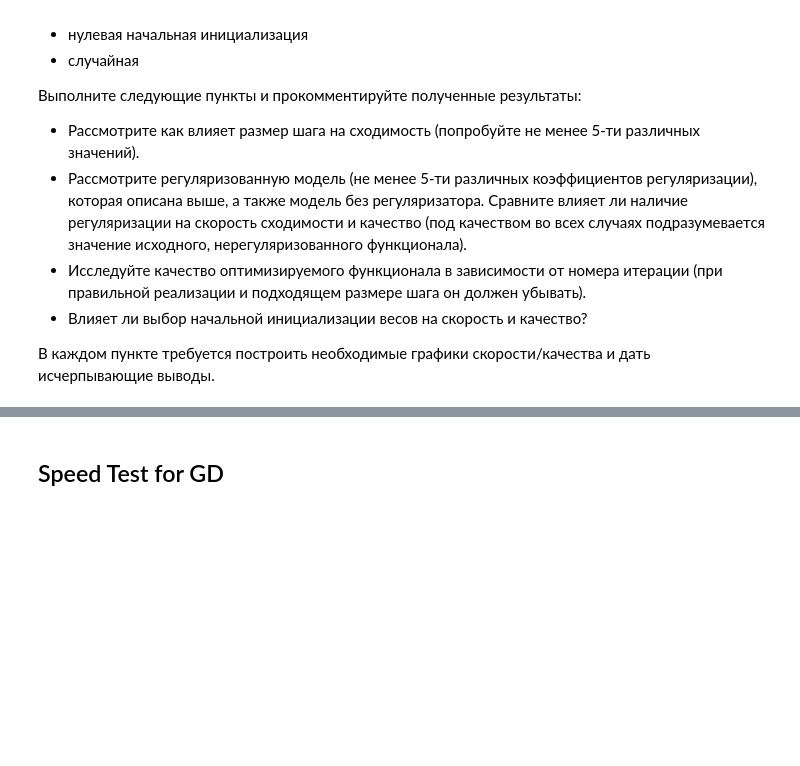
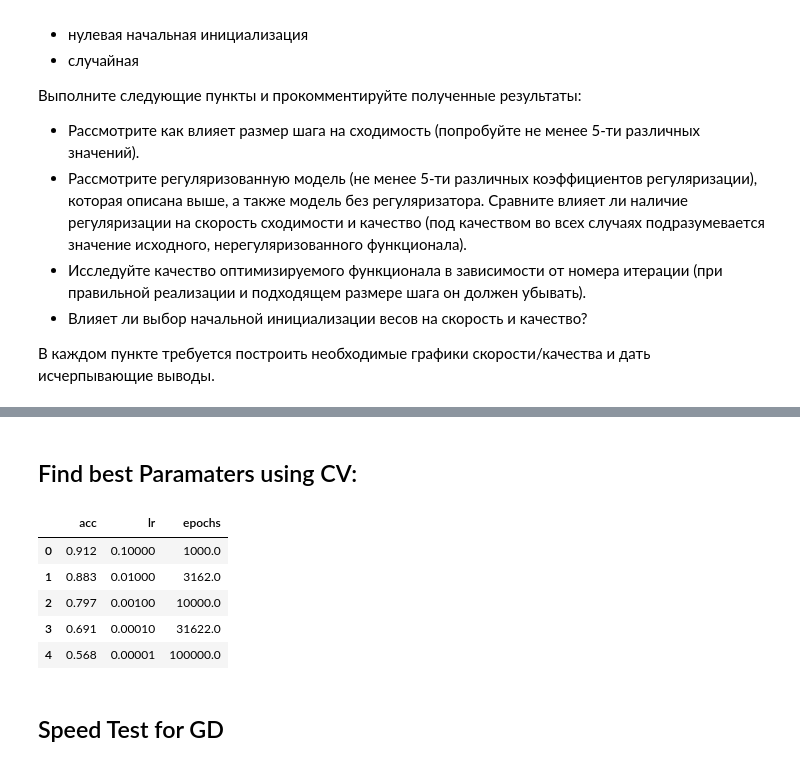
Before and after one commit to camaro1200/SVM, a Jupyter notebook: lab.03.ipynb, the cells around one changed output, grey strips where cells are left out. Cells and saved outputs as stored; diff of their text form; code cells hidden in the pictures; blank space fills up the shorter version.

```diff
--- a/lab.03.ipynb
+++ b/lab.03.ipynb
@@ -111,6 +225,7 @@ def sigmoid(x):
     return 1 / (1 + np.exp(-x))
 
 
+# cross entropy
 def cost_function(X, y, weights):
     z = np.dot(X, weights)
     predict_1 = y * np.log(sigmoid(z))
@@ -138,11 +253,20 @@ class LogRegression:
             j = cost_function(self.X, self.y, self.w)
             cost_val.append(j)
 
-            curr = self.w
+            curr = self.w.copy()      # make soft copy
+
+            #print(curr)
             y_hat = sigmoid(np.dot(self.X, self.w))
             self.w -= lr * np.dot(self.X.T,  (y_hat - self.y)) / (self.M)
 
             diff_v = self.w - curr
+
+            print("\n",  diff_v)
+            #print("\n", self.w)
+            print("dist", np.sum(np.abs(diff_v)))
+
+
+            #print("dist", np.linalg.norm(diff_v, ord=1))
             #print(np.linalg.norm(diff_v))
 #             if np.linalg.norm(np.abs(diff_v)) < eps:
 #             #if diff_v < eps:
@@ -152,9 +276,11 @@ class LogRegression:
 
         return cost_val
 
-    def predict(self, X1, y1):
-        pred = np.around(sigmoid(X1 @ self.w))
-        acc = accuracy_score(y1, pred)
+    def predict(self, X, y):
+        X = add_bias(X)
+        y = y.reshape(-1,1)
+        pred = np.around(sigmoid(X @ self.w))
+        acc = accuracy_score(y, pred)
         return acc
 # %%
 def return_accuracy(nn, epochs, lr):
@@ -181,3 +302,35 @@ accuracy: 0.967
+# %% [markdown]
+## Find best Paramaters using CV:
+# %%
+from sklearn.model_selection import KFold
+from sklearn.model_selection import GridSearchCV, StratifiedKFold, cross_val_score
+
+skf = StratifiedKFold(n_splits=5, shuffle=True)
+skf.get_n_splits(X, y)
+
+#cv_params = pd.DataFrame(columns=["acc", "lr", "epochs"])
+cv_params = np.array([])
+for i in range(5):
+    epochs = np.geomspace(1000, 1e5, num=5, dtype="int")
+    lr = np.geomspace(0.1, 1e-5, num=5)
+    mean_acc = np.array([])
+    for train_index, test_index in skf.split(X, y):
+        X_train, X_test = X[train_index], X[test_index]
+        y_train, y_test = y[train_index], y[test_index]
+        log_reg = LogRegression(X_train, y_train)
+        log_reg.fit(epochs=epochs[i], lr=lr[i])
+        pred = log_reg.predict(X_test, y_test)
+        mean_acc = np.append(mean_acc, pred)
+    cv_params = np.append(cv_params, [mean_acc.mean(), lr[i], epochs[i]])
+cv_params = cv_params.reshape((-1, 3))
+pd.DataFrame(cv_params, columns=["acc", "lr", "epochs"])
+# %% [output]
+|  | acc | lr | epochs |
+| 0 | 0.912 | 0.10000 | 1000.0 |
+| 1 | 0.883 | 0.01000 | 3162.0 |
+| 2 | 0.797 | 0.00100 | 10000.0 |
+| 3 | 0.691 | 0.00010 | 31622.0 |
+| 4 | 0.568 | 0.00001 | 100000.0 |
 # %% [markdown]
 ## Speed Test for GD
 # %%
```
Also changed, not shown: parts of 18 cells of this notebook.
